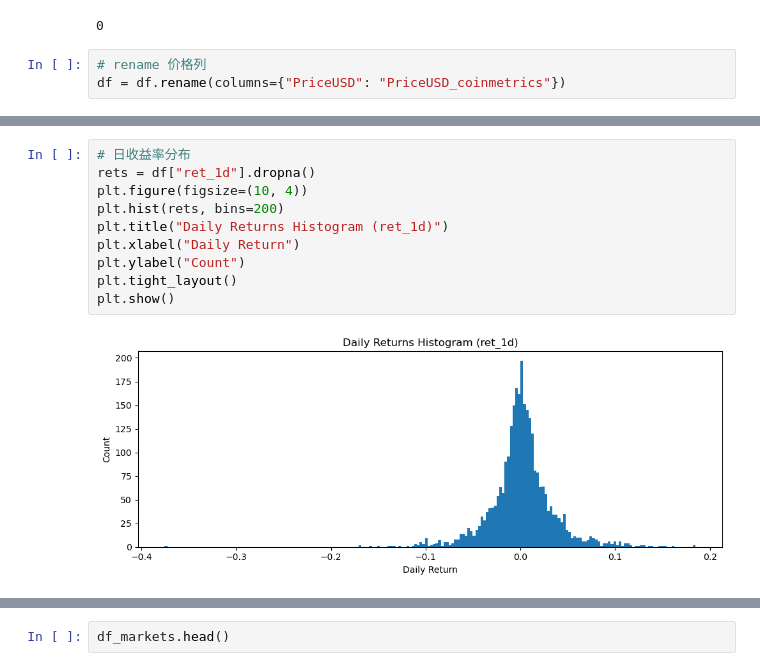
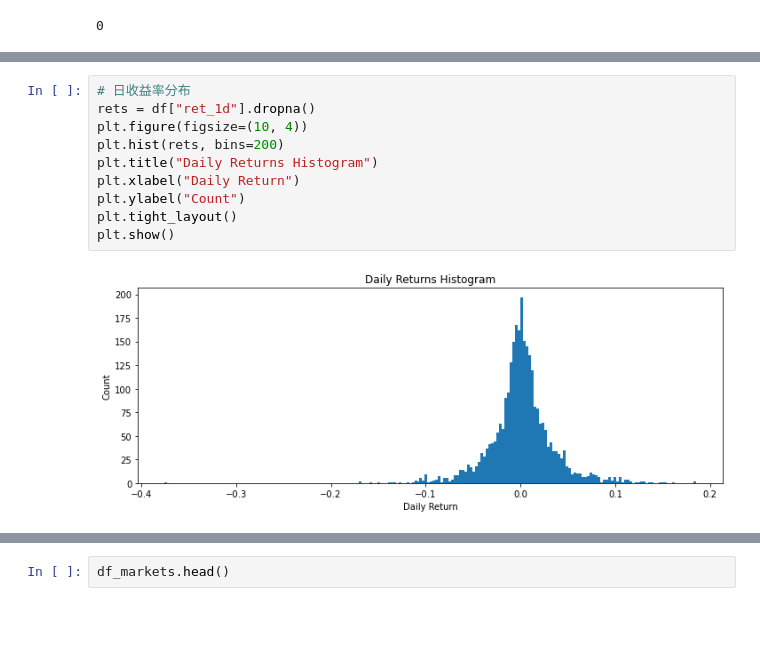
Before and after one commit to shuangvely/bitcoin-analytics-capstone-sp26-team08, a Jupyter notebook: eda/EDA.ipynb, the cells around one changed output, grey strips where cells are left out. Saved outputs shown, nothing was run; the diff lists cells and outputs as text; blank space fills up the shorter version.

```diff
--- a/eda/EDA.ipynb
+++ b/eda/EDA.ipynb
@@ -37,6 +44,3 @@ missing_days = all_days.difference(df.index)
 len(missing_days)
 # %% [output]
 0
-# %%
-# rename 价格列
-df = df.rename(columns={"PriceUSD": "PriceUSD_coinmetrics"})
@@ -91,12 +167,12 @@ plt.show()
 # %%
 # 日收益率分布
 rets = df["ret_1d"].dropna()
 plt.figure(figsize=(10, 4))
 plt.hist(rets, bins=200)
-plt.title("Daily Returns Histogram (ret_1d)")
+plt.title("Daily Returns Histogram")
 plt.xlabel("Daily Return")
 plt.ylabel("Count")
 plt.tight_layout()
 plt.show()
 # %% [output]
-[figure, old version]
+[figure, new version]
```
Also changed, not shown: parts of 26 cells of this notebook.
